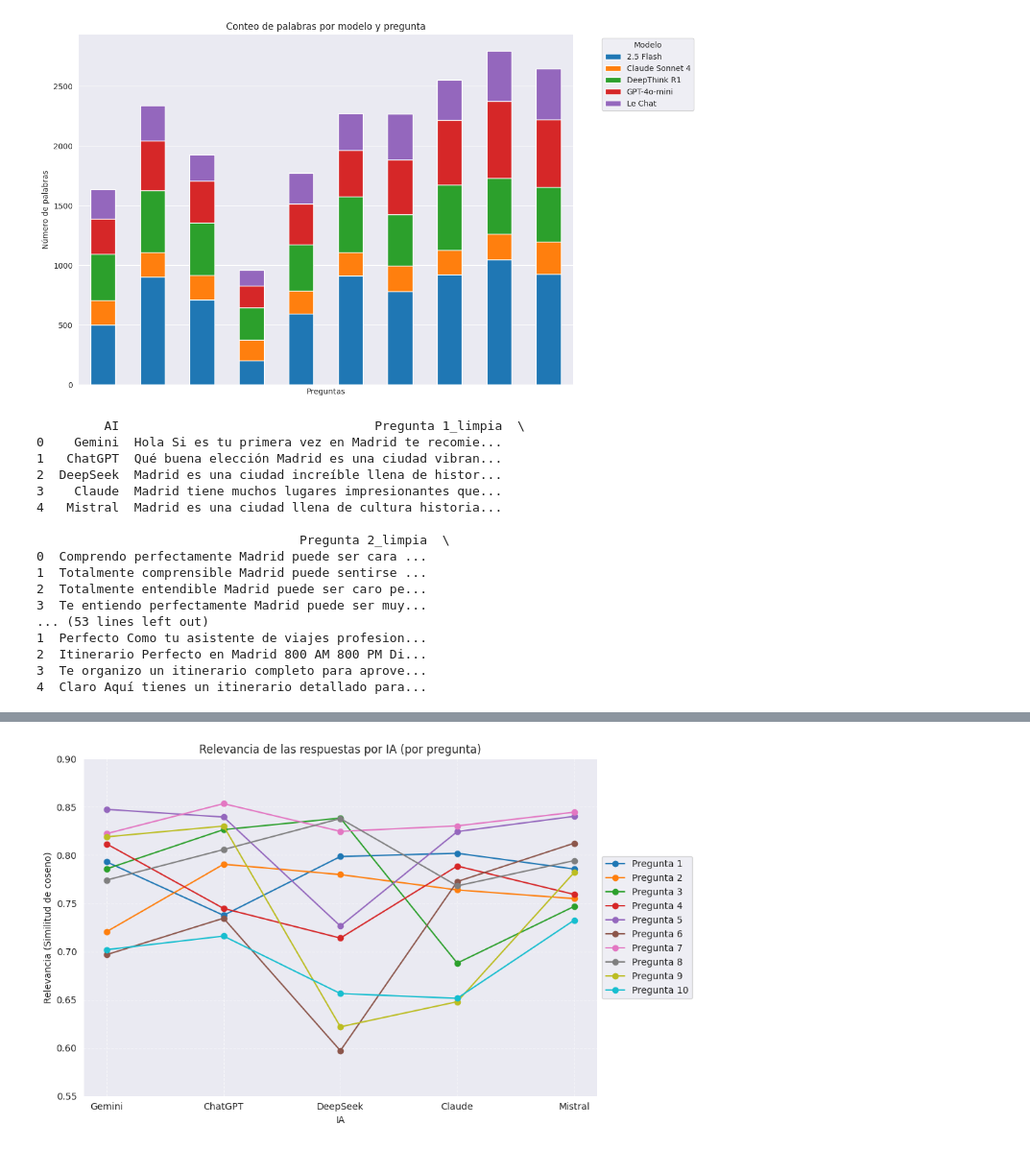
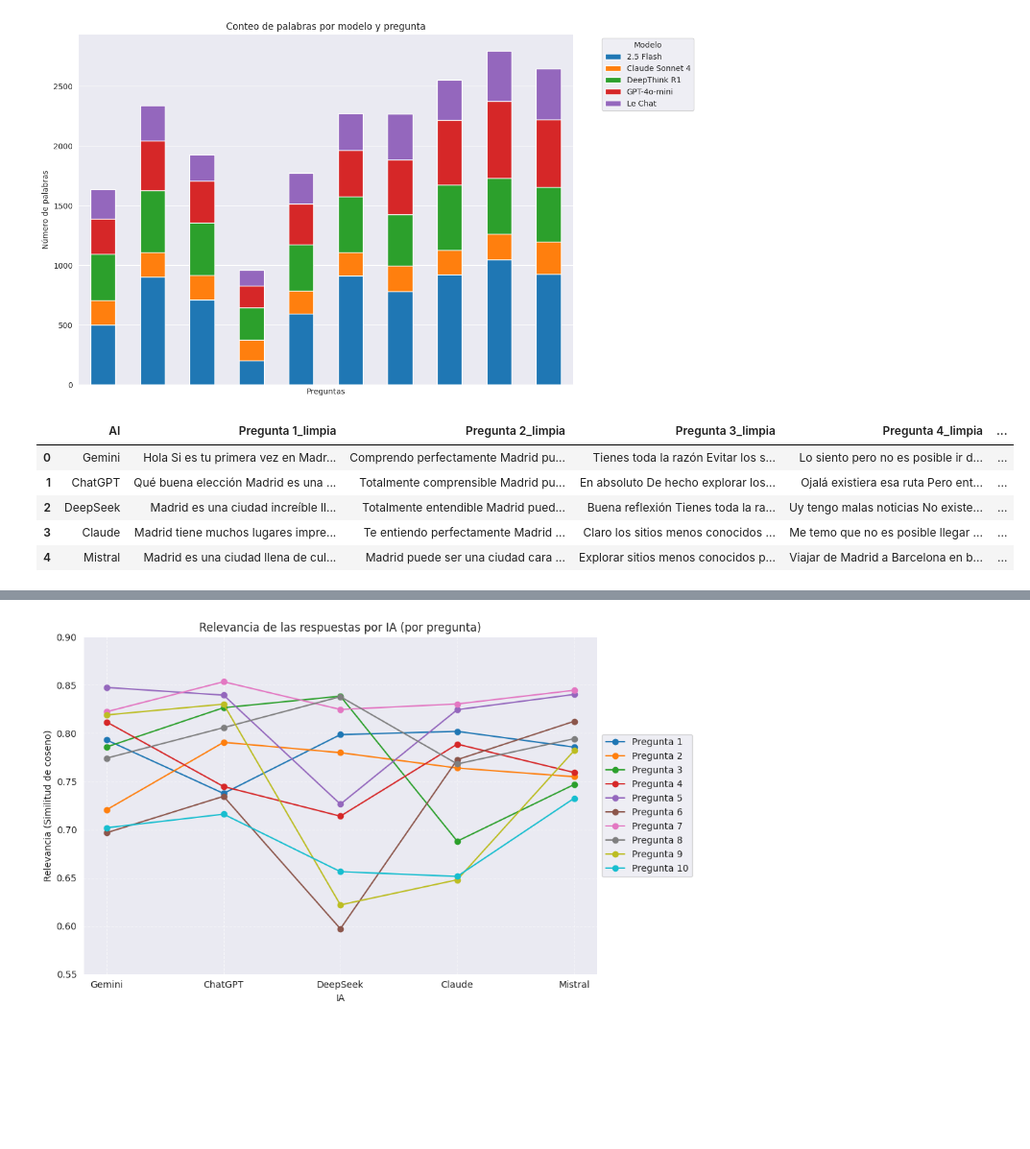
Before and after one commit to lonj22803/prueba_inicial_preguntas, a Jupyter notebook: analisis_respuestas.ipynb, the cells around one changed output, grey strips where cells are left out. Shown at 96% size. Cells and saved outputs as stored; diff of their text form; code cells hidden in the pictures; blank space fills up the shorter version.

```diff
--- a/analisis_respuestas.ipynb
+++ b/analisis_respuestas.ipynb
@@ -185,27 +185,15 @@ graficar_palabras_por_modelo(df_procesado)
 # %%
 df_procesado_1=df_procesado.copy() # Hacemos una copia del dataframe procesado
 columnas_deseadas = ["AI"] + list(df_procesado_1.filter(like='_limpia').columns)
 df_preguntas_limpias = df_procesado_1[columnas_deseadas]
-print(df_preguntas_limpias)
-df_preguntas_limpias.to_csv('preguntas_limpias.csv')
+df_preguntas_limpias
 # %% [output]
-         AI                                  Pregunta 1_limpia  \
-0    Gemini  Hola Si es tu primera vez en Madrid te recomie...
-1   ChatGPT  Qué buena elección Madrid es una ciudad vibran...
-2  DeepSeek  Madrid es una ciudad increíble llena de histor...
-3    Claude  Madrid tiene muchos lugares impresionantes que...
-4   Mistral  Madrid es una ciudad llena de cultura historia...
-
-                                   Pregunta 2_limpia  \
-0  Comprendo perfectamente Madrid puede ser cara ...
-1  Totalmente comprensible Madrid puede sentirse ...
-2  Totalmente entendible Madrid puede ser caro pe...
-3  Te entiendo perfectamente Madrid puede ser muy...
-... (53 lines left out)
-1  Perfecto Como tu asistente de viajes profesion...
-2  Itinerario Perfecto en Madrid 800 AM 800 PM Di...
-3  Te organizo un itinerario completo para aprove...
-4  Claro Aquí tienes un itinerario detallado para...
+|  | AI | Pregunta 1_limpia | Pregunta 2_limpia | Pregunta 3_limpia | Pregunta 4_limpia | ... |
+| 0 | Gemini | Hola Si es tu primera vez en Madr... | Comprendo perfectamente Madrid pu... | Tienes toda la razón Evitar los s... | Lo siento pero no es posible ir d... | ... |
+| 1 | ChatGPT | Qué buena elección Madrid es una ... | Totalmente comprensible Madrid pu... | En absoluto De hecho explorar los... | Ojalá existiera esa ruta Pero ent... | ... |
+| 2 | DeepSeek | Madrid es una ciudad increíble ll... | Totalmente entendible Madrid pued... | Buena reflexión Tienes toda la ra... | Uy tengo malas noticias No existe... | ... |
+| 3 | Claude | Madrid tiene muchos lugares impre... | Te entiendo perfectamente Madrid ... | Claro los sitios menos conocidos ... | Me temo que no es posible llegar ... | ... |
+| 4 | Mistral | Madrid es una ciudad llena de cul... | Madrid puede ser una ciudad cara ... | Explorar sitios menos conocidos p... | Viajar de Madrid a Barcelona en b... | ... |
 # %%
 base_preguntas=pd.read_csv('preguntas.csv')
 base_preguntas=base_preguntas.dropna() # Eliminamos las filas con valores nulos
```
Also changed, not shown: parts of 2 cells of this notebook.
